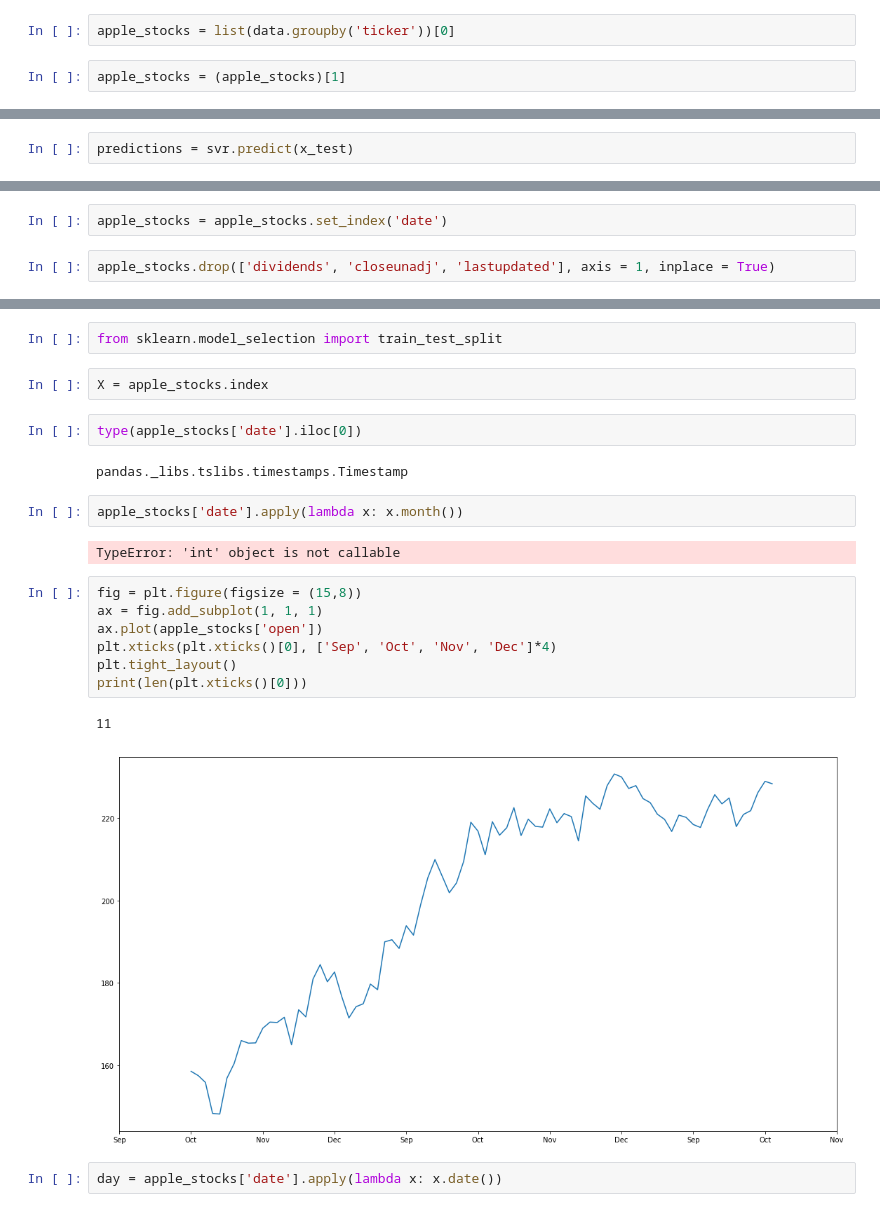
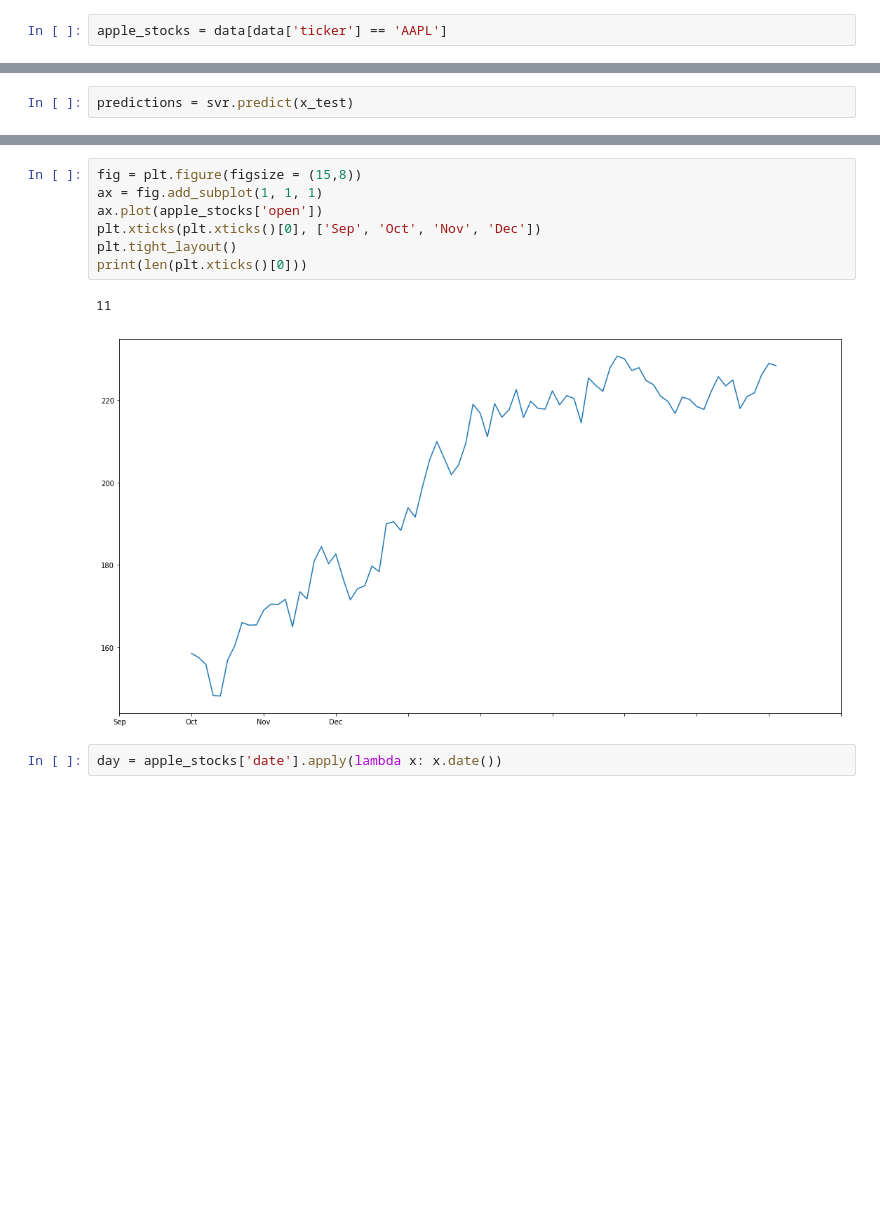
Before and after one commit to shreyashrawat/Parallel_Stocks, a Jupyter notebook: Try.ipynb, the cells around one changed output, grey strips where cells are left out. Cells and saved outputs as stored; diff of their text form; blank space fills up the shorter version.

```diff
--- a/Try.ipynb
+++ b/Try.ipynb
@@ -82,6 +67,4 @@ array(['XOM', 'WMT', 'VZ', 'V', 'UTX', 'UNH', 'TSLA', 'TRV', 'PG', 'PFE',
        'IBM', 'HD', 'GS', 'GE', 'DIS', 'DD', 'CVX', 'CSCO', 'CAT', 'BA',
        'AXP', 'AAPL'], dtype=object)
 # %%
-apple_stocks = list(data.groupby('ticker'))[0]
+apple_stocks = data[data['ticker'] == 'AAPL']
-# %%
-apple_stocks = (apple_stocks)[1]
@@ -203,4 +124,0 @@ plt.plot(predictions)
-# %%
-apple_stocks = apple_stocks.set_index('date')
-# %%
-apple_stocks.drop(['dividends', 'closeunadj', 'lastupdated'], axis = 1, inplace = True)
@@ -217,25 +125,13 @@ apple_stocks.head()
-# %%
-from sklearn.model_selection import train_test_split
-# %%
-X = apple_stocks.index
-# %%
-type(apple_stocks['date'].iloc[0])
-# %% [output]
-pandas._libs.tslibs.timestamps.Timestamp
-# %%
-apple_stocks['date'].apply(lambda x: x.month())
-# %% [output]
-TypeError: 'int' object is not callable
 # %%
 fig = plt.figure(figsize = (15,8))
 ax = fig.add_subplot(1, 1, 1)
 ax.plot(apple_stocks['open'])
-plt.xticks(plt.xticks()[0], ['Sep', 'Oct', 'Nov', 'Dec']*4)
+plt.xticks(plt.xticks()[0], ['Sep', 'Oct', 'Nov', 'Dec'])
 plt.tight_layout()
 print(len(plt.xticks()[0]))
 # %% [output]
 11
-[figure, old version]
+[figure, new version]
 # %%
 day = apple_stocks['date'].apply(lambda x: x.date())
 # %%
```
Also changed, not shown: parts of 36 cells of this notebook.
